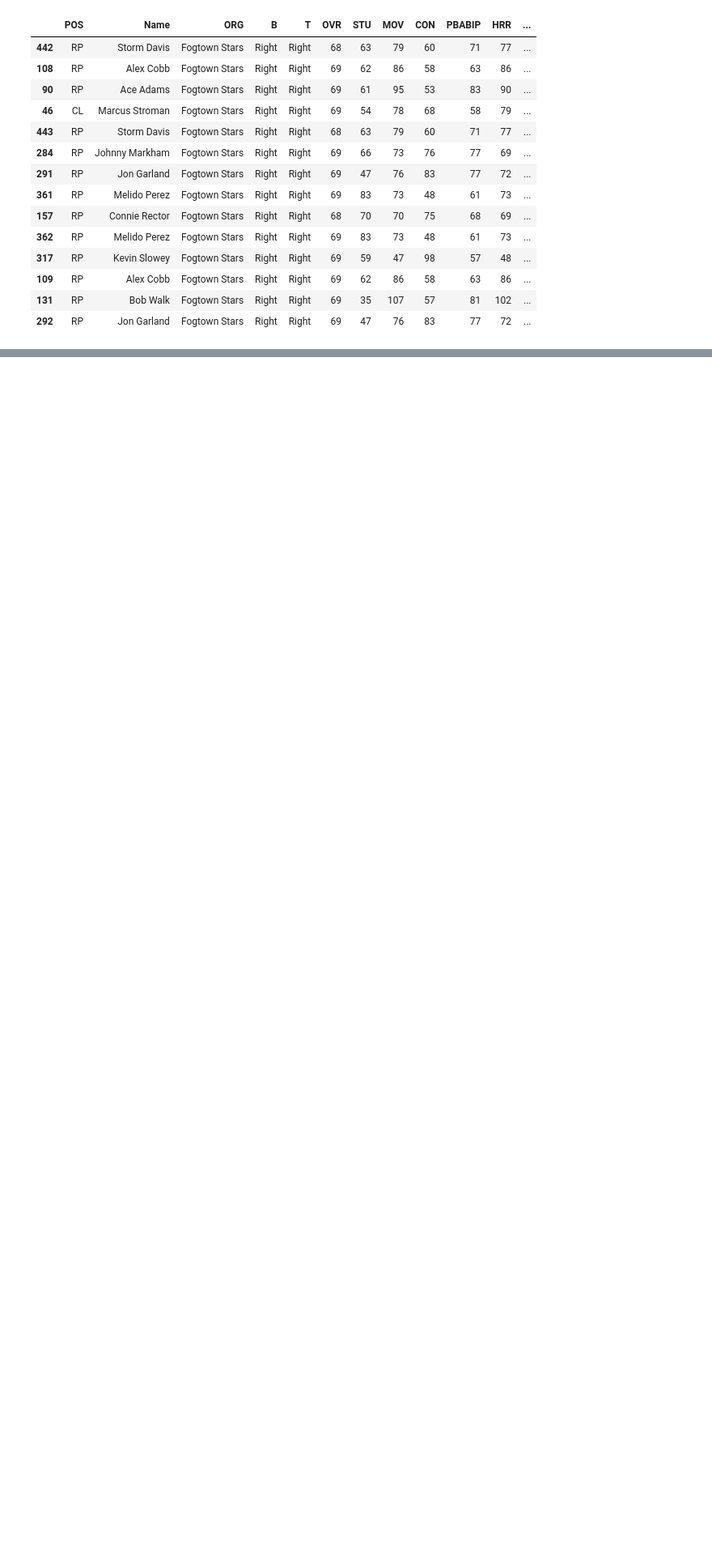
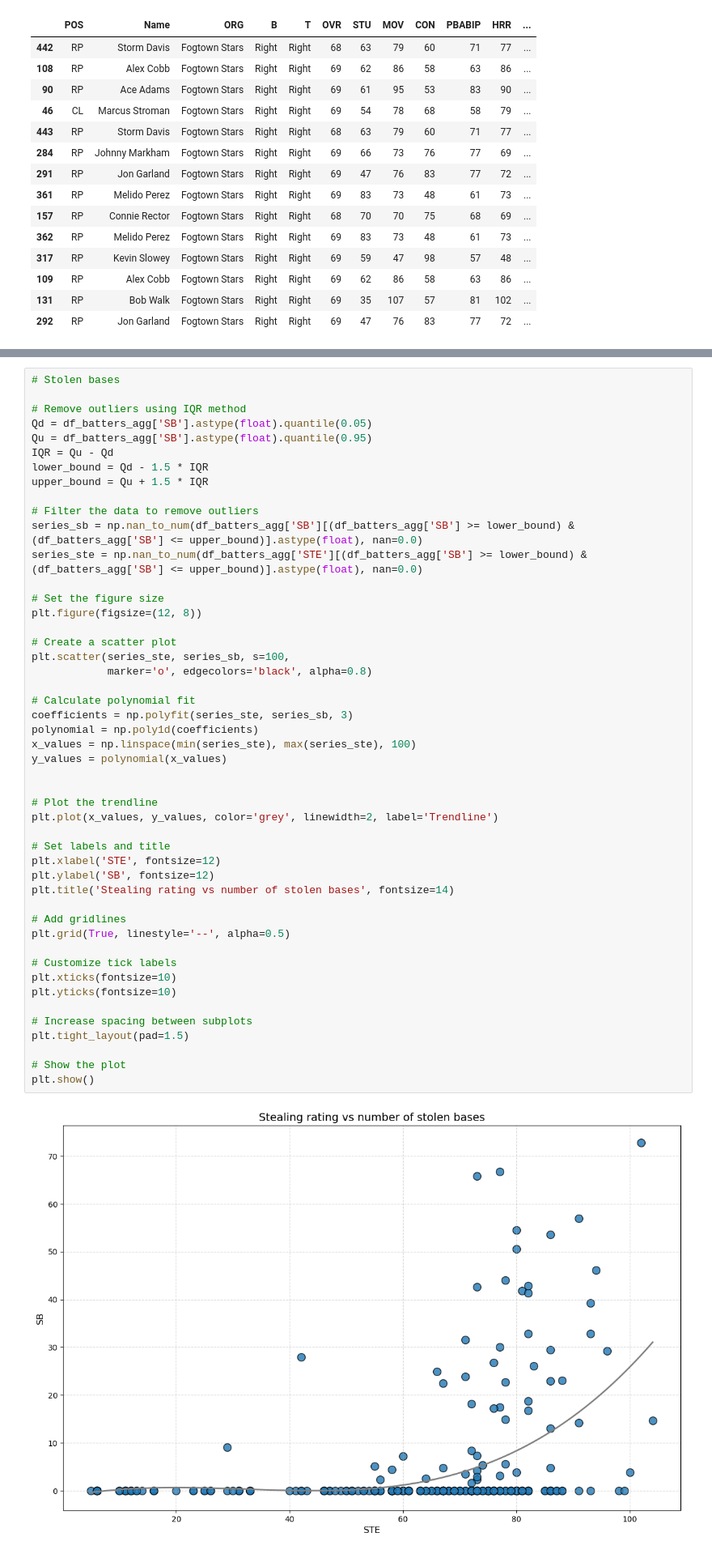
Before and after one commit to AdVarga90/Projects, a Jupyter notebook: OOTP/OOTP24.ipynb, the cells around one changed output, grey strips where cells are left out. Shown at 81% size. Drawn from its saved outputs; the diff is of its cells as text; blank space fills up the shorter version.

Commit message:
Added plots with trendlines

```diff
--- a/OOTP/OOTP24.ipynb
+++ b/OOTP/OOTP24.ipynb
@@ -392,0 +415,50 @@ df_pitchers_agg_team[(df_pitchers_agg_team['ORG'] == 'Fogtown Stars') & (df_pitc
+# %%
+# Stolen bases
+
+# Remove outliers using IQR method
+Qd = df_batters_agg['SB'].astype(float).quantile(0.05)
+Qu = df_batters_agg['SB'].astype(float).quantile(0.95)
+IQR = Qu - Qd
+lower_bound = Qd - 1.5 * IQR
+upper_bound = Qu + 1.5 * IQR
+
+# Filter the data to remove outliers
+series_sb = np.nan_to_num(df_batters_agg['SB'][(df_batters_agg['SB'] >= lower_bound) & (df_batters_agg['SB'] <= upper_bound)].astype(float), nan=0.0)
+series_ste = np.nan_to_num(df_batters_agg['STE'][(df_batters_agg['SB'] >= lower_bound) & (df_batters_agg['SB'] <= upper_bound)].astype(float), nan=0.0)
+
+# Set the figure size
+plt.figure(figsize=(12, 8))
+
+# Create a scatter plot
+plt.scatter(series_ste, series_sb, s=100,
+            marker='o', edgecolors='black', alpha=0.8)
+
+# Calculate polynomial fit
+coefficients = np.polyfit(series_ste, series_sb, 3)
+polynomial = np.poly1d(coefficients)
+x_values = np.linspace(min(series_ste), max(series_ste), 100)
+y_values = polynomial(x_values)
+
+
+# Plot the trendline
+plt.plot(x_values, y_values, color='grey', linewidth=2, label='Trendline')
+
+# Set labels and title
+plt.xlabel('STE', fontsize=12)
+plt.ylabel('SB', fontsize=12)
+plt.title('Stealing rating vs number of stolen bases', fontsize=14)
+
+# Add gridlines
+plt.grid(True, linestyle='--', alpha=0.5)
+
+# Customize tick labels
+plt.xticks(fontsize=10)
+plt.yticks(fontsize=10)
+
+# Increase spacing between subplots
+plt.tight_layout(pad=1.5)
+
+# Show the plot
+plt.show()
+# %% [output]
+[figure, added]
```
Also changed, not shown: parts of 21 cells of this notebook.
